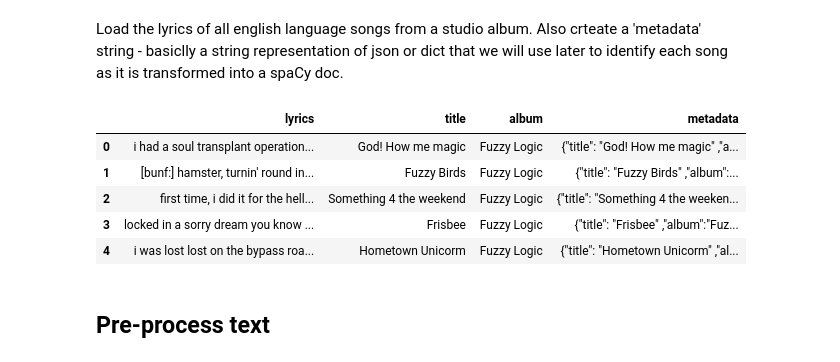
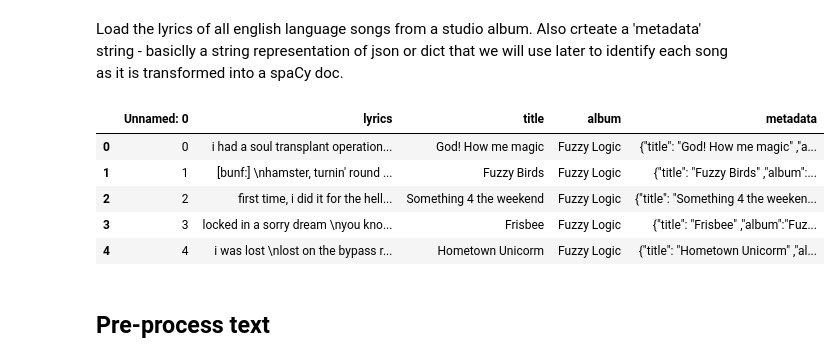
Before and after one commit to David-Pugh/Radiator, a Jupyter notebook: 06 - She's Got Spies - LDA Topic Analysis by album.ipynb, the cells around one changed output. Drawn from its saved outputs; the diff is of its cells as text; code cells hidden in the pictures.

```diff
--- a/06 - She's Got Spies - LDA Topic Analysis by album.ipynb
+++ b/06 - She's Got Spies - LDA Topic Analysis by album.ipynb
@@ -24,23 +24,19 @@ nlp = spacy.load('en')
 # %% [markdown]
 Load the lyrics of all english language songs from a studio album. Also crteate a 'metadata' string - basiclly a string representation of json or dict that we will use later to identify each song as it is transformed into a spaCy doc.
 # %%
-lyrics = pd.read_csv("data/SFALyrics.csv", dtype=str)
-lyrics = lyrics[['lyrics', 'title', 'album']]
-lyrics = lyrics[pd.notnull(lyrics['title'])]
-lyrics['lyrics'] = lyrics['lyrics'].replace('\n',' ', regex=True)
+lyrics = pd.read_csv("data/SFALyrics_p.csv", dtype=str)
+#lyrics['lyrics'] = lyrics['lyrics'].replace('\n',' ', regex=True)
 lyrics['lyrics'] = lyrics['lyrics'].str.lower()
-lyrics.loc[lyrics['album'] == 'Dark Day/Light Years', 'album'] = 'Dark Days/Light Years'
-lyrics.loc[lyrics['album'] == 'Gorilla', 'album'] = 'Guerilla'
 lyrics['metadata'] = '{"title": "' + lyrics['title'] + '" ,"album":"' + lyrics['album'] + '"}'
 
 lyrics.head()
 # %% [output]
-|  | lyrics | title | album | metadata |
-| 0 | i had a soul transplant operation... | God! How me magic | Fuzzy Logic | {"title": "God! How me magic" ,"a... |
-| 1 | [bunf:] hamster, turnin' round in... | Fuzzy Birds | Fuzzy Logic | {"title": "Fuzzy Birds" ,"album":... |
-| 2 | first time, i did it for the hell... | Something 4 the weekend | Fuzzy Logic | {"title": "Something 4 the weeken... |
-| 3 | locked in a sorry dream you know ... | Frisbee | Fuzzy Logic | {"title": "Frisbee" ,"album":"Fuz... |
-| 4 | i was lost lost on the bypass roa... | Hometown Unicorm | Fuzzy Logic | {"title": "Hometown Unicorm" ,"al... |
+|  | Unnamed: 0 | lyrics | title | album | metadata |
+| 0 | 0 | i had a soul transplant operation... | God! How me magic | Fuzzy Logic | {"title": "God! How me magic" ,"a... |
+| 1 | 1 | [bunf:] \nhamster, turnin' round ... | Fuzzy Birds | Fuzzy Logic | {"title": "Fuzzy Birds" ,"album":... |
+| 2 | 2 | first time, i did it for the hell... | Something 4 the weekend | Fuzzy Logic | {"title": "Something 4 the weeken... |
+| 3 | 3 | locked in a sorry dream \nyou kno... | Frisbee | Fuzzy Logic | {"title": "Frisbee" ,"album":"Fuz... |
+| 4 | 4 | i was lost \nlost on the bypass r... | Hometown Unicorm | Fuzzy Logic | {"title": "Hometown Unicorm" ,"al... |
 # %% [markdown]
 ## Pre-process text
 # %%
```
Also changed, not shown: parts of 1 cell of this notebook, 7 other files.
